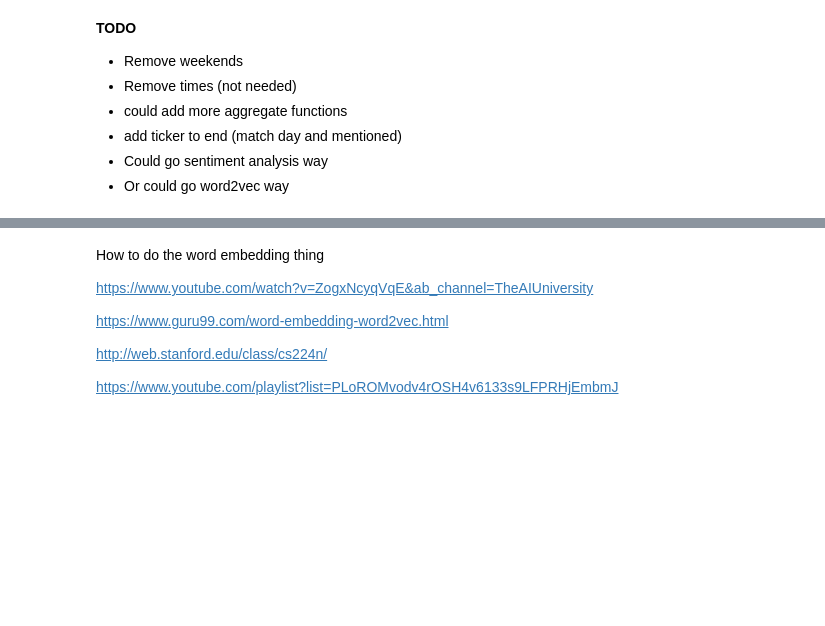
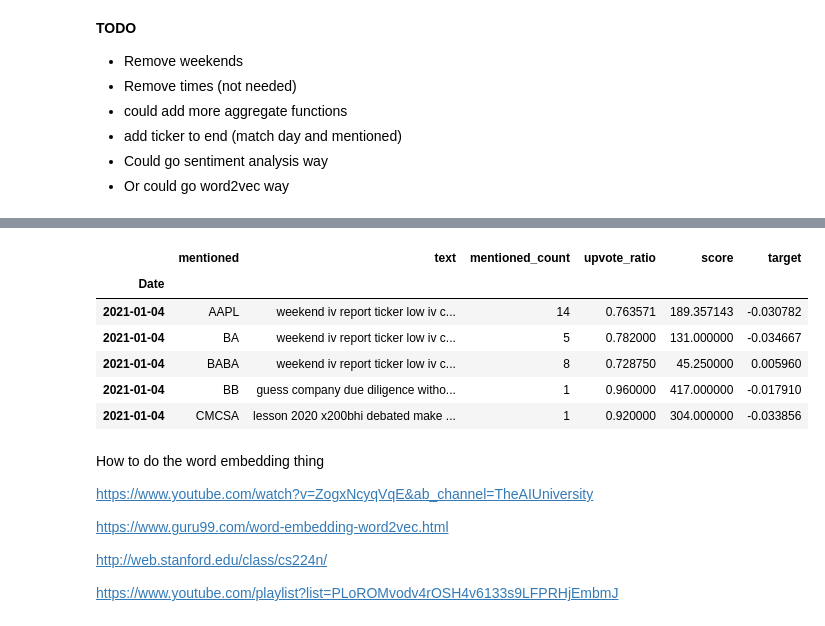
Before and after one commit to benfouch/finalDaScProj, a Jupyter notebook: cleaning.ipynb, the cells around one changed output, grey strips where cells are left out. Drawn from its saved outputs; the diff is of its cells as text; code cells hidden in the pictures; blank space fills up the shorter version.

```diff
--- a/cleaning.ipynb
+++ b/cleaning.ipynb
@@ -639,0 +676,12 @@ concat_days[8]
+# %%
+companies = match_df.columns[0:34]
+
+def get_target(row):
+
+    for company in companies:
+        if row['mentioned'] == company:
+            return row[company]
+    return None
+
+
+match_df['target'] = match_df.apply(lambda row: get_target(row), axis=1)
@@ -639,0 +692,10 @@ concat_days[8]
+# %%
+match_df.head()
+# %% [output]
+|  | mentioned | text | mentioned_count | upvote_ratio | score | target |
+| Date |  |  |  |  |  |  |
+| 2021-01-04 | AAPL | weekend iv report ticker low iv c... | 14 | 0.763571 | 189.357143 | -0.030782 |
+| 2021-01-04 | BA | weekend iv report ticker low iv c... | 5 | 0.782000 | 131.000000 | -0.034667 |
+| 2021-01-04 | BABA | weekend iv report ticker low iv c... | 8 | 0.728750 | 45.250000 | 0.005960 |
+| 2021-01-04 | BB | guess company due diligence witho... | 1 | 0.960000 | 417.000000 | -0.017910 |
+| 2021-01-04 | CMCSA | lesson 2020 x200bhi debated make ... | 1 | 0.920000 | 304.000000 | -0.033856 |
```
Also changed, not shown: parts of 13 cells of this notebook, 1 other file.
